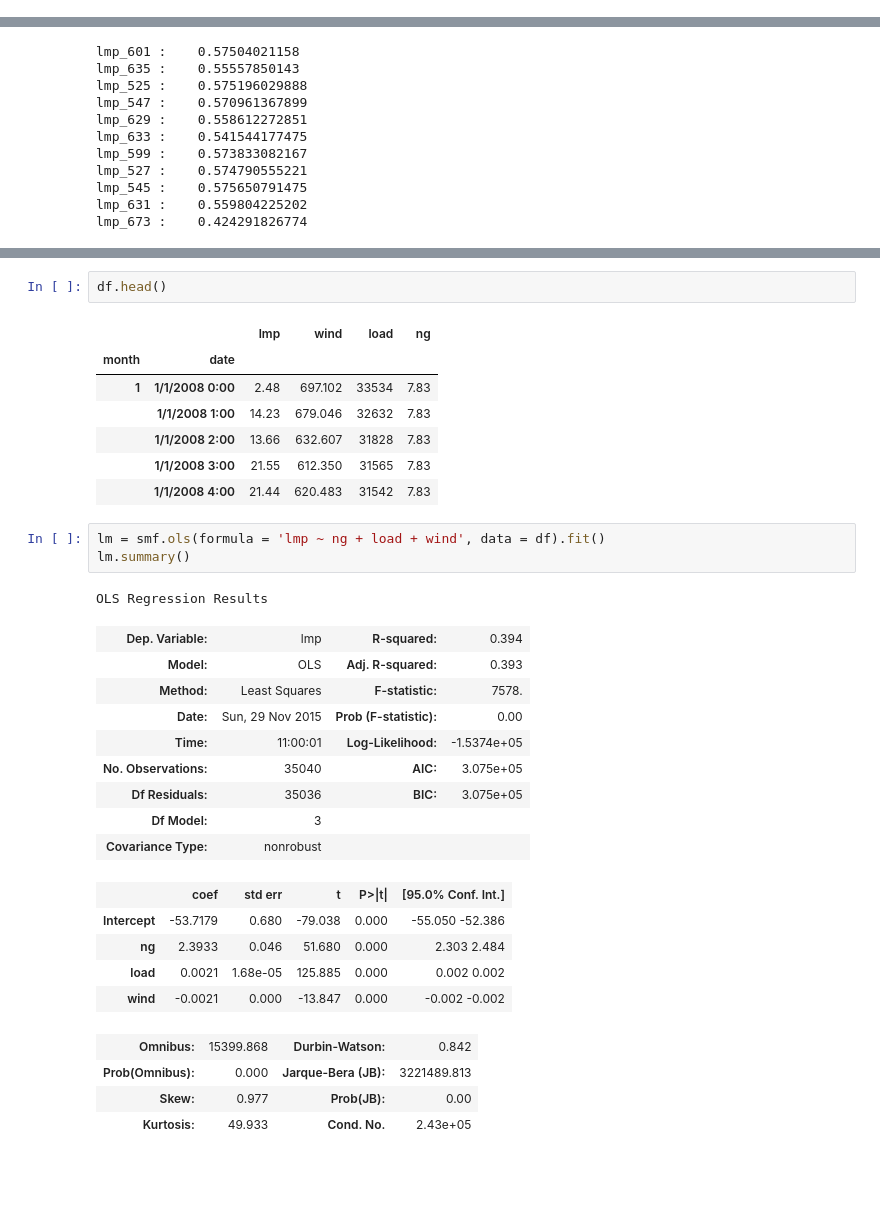
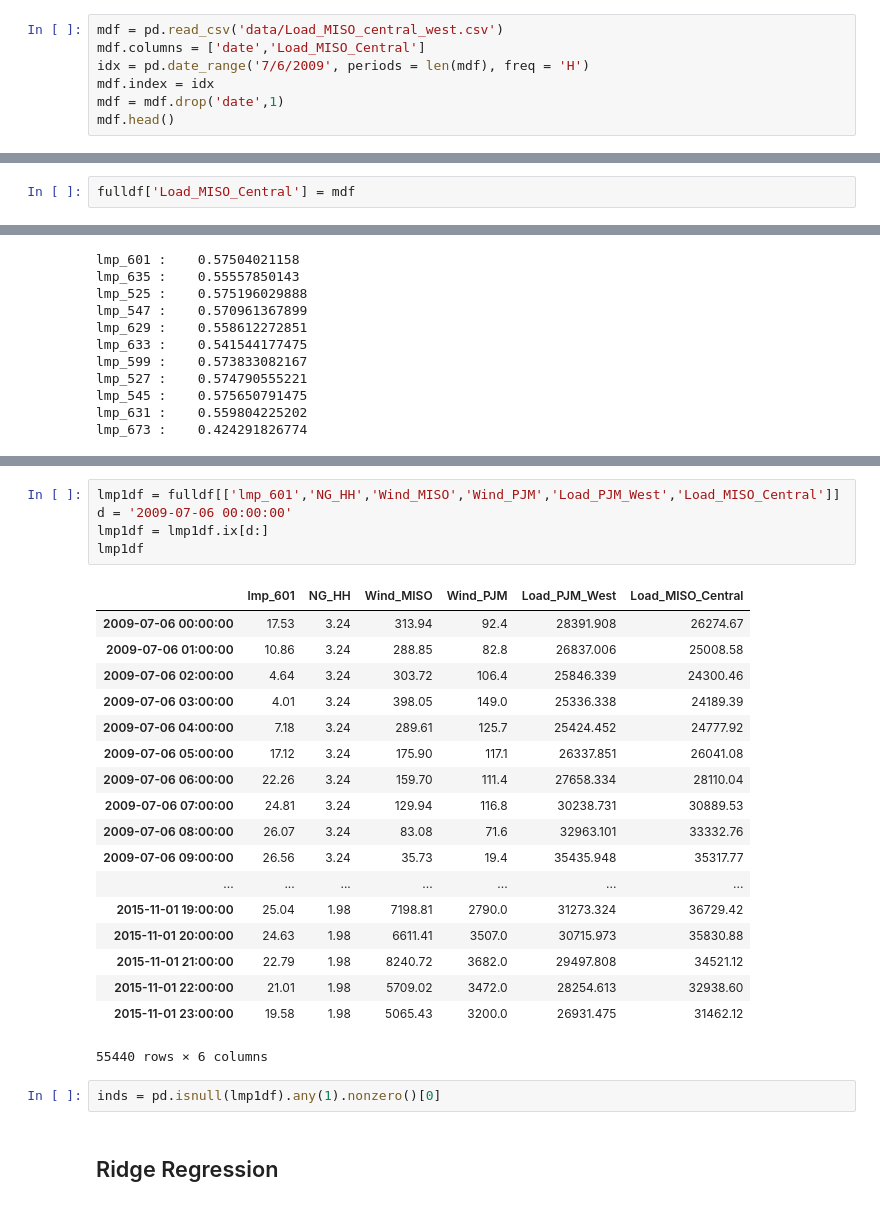
Before and after one commit to dannychua/Electricity-Price-Predictor, a Jupyter notebook: Compile_all_data.ipynb, the cells around one changed output, grey strips where cells are left out. Saved outputs shown, nothing was run; the diff lists cells and outputs as text; blank space fills up the shorter version.

Commit message:
more regressions...hitting errors on ridge regression

```diff
--- a/Compile_all_data.ipynb
+++ b/Compile_all_data.ipynb
@@ -258,0 +246,7 @@ fulldf.head()
+# %%
+mdf = pd.read_csv('data/Load_MISO_central_west.csv')
+mdf.columns = ['date','Load_MISO_Central']
+idx = pd.date_range('7/6/2009', periods = len(mdf), freq = 'H')
+mdf.index = idx
+mdf = mdf.drop('date',1)
+mdf.head()
@@ -258,0 +268,2 @@ fulldf.head()
+# %%
+fulldf['Load_MISO_Central'] = mdf
@@ -555,33 +360,28 @@ Rmse:             18.8317
-# %%
-df.head()
-# %% [output]
-|  |  | lmp | wind | load | ng |
-| month | date |  |  |  |  |
-| 1 | 1/1/2008 0:00 | 2.48 | 697.102 | 33534 | 7.83 |
-|  | 1/1/2008 1:00 | 14.23 | 679.046 | 32632 | 7.83 |
-|  | 1/1/2008 2:00 | 13.66 | 632.607 | 31828 | 7.83 |
-|  | 1/1/2008 3:00 | 21.55 | 612.350 | 31565 | 7.83 |
-|  | 1/1/2008 4:00 | 21.44 | 620.483 | 31542 | 7.83 |
-# %%
-lm = smf.ols(formula = 'lmp ~ ng + load + wind', data = df).fit()
-lm.summary()
-# %% [output]
-OLS Regression Results
-| Dep. Variable: | lmp | R-squared: | 0.394 |
-| Model: | OLS | Adj. R-squared: | 0.393 |
-| Method: | Least Squares | F-statistic: | 7578. |
-| Date: | Sun, 29 Nov 2015 | Prob (F-statistic): | 0.00 |
-| Time: | 11:00:01 | Log-Likelihood: | -1.5374e+05 |
-| No. Observations: | 35040 | AIC: | 3.075e+05 |
-| Df Residuals: | 35036 | BIC: | 3.075e+05 |
-| Df Model: | 3 |  |  |
-| Covariance Type: | nonrobust |  |  |
-|  | coef | std err | t | P>|t| | [95.0% Conf. Int.] |
-| Intercept | -53.7179 | 0.680 | -79.038 | 0.000 | -55.050 -52.386 |
-| ng | 2.3933 | 0.046 | 51.680 | 0.000 | 2.303 2.484 |
-| load | 0.0021 | 1.68e-05 | 125.885 | 0.000 | 0.002 0.002 |
-| wind | -0.0021 | 0.000 | -13.847 | 0.000 | -0.002 -0.002 |
-| Omnibus: | 15399.868 | Durbin-Watson: | 0.842 |
-| Prob(Omnibus): | 0.000 | Jarque-Bera (JB): | 3221489.813 |
-| Skew: | 0.977 | Prob(JB): | 0.00 |
-| Kurtosis: | 49.933 | Cond. No. | 2.43e+05 |
+# %%
+lmp1df = fulldf[['lmp_601','NG_HH','Wind_MISO','Wind_PJM','Load_PJM_West','Load_MISO_Central']]
+d = '2009-07-06 00:00:00'
+lmp1df = lmp1df.ix[d:]
+lmp1df
+# %% [output]
+|  | lmp_601 | NG_HH | Wind_MISO | Wind_PJM | Load_PJM_West | Load_MISO_Central |
+| 2009-07-06 00:00:00 | 17.53 | 3.24 | 313.94 | 92.4 | 28391.908 | 26274.67 |
+| 2009-07-06 01:00:00 | 10.86 | 3.24 | 288.85 | 82.8 | 26837.006 | 25008.58 |
+| 2009-07-06 02:00:00 | 4.64 | 3.24 | 303.72 | 106.4 | 25846.339 | 24300.46 |
+| 2009-07-06 03:00:00 | 4.01 | 3.24 | 398.05 | 149.0 | 25336.338 | 24189.39 |
+| 2009-07-06 04:00:00 | 7.18 | 3.24 | 289.61 | 125.7 | 25424.452 | 24777.92 |
+| 2009-07-06 05:00:00 | 17.12 | 3.24 | 175.90 | 117.1 | 26337.851 | 26041.08 |
+| 2009-07-06 06:00:00 | 22.26 | 3.24 | 159.70 | 111.4 | 27658.334 | 28110.04 |
+| 2009-07-06 07:00:00 | 24.81 | 3.24 | 129.94 | 116.8 | 30238.731 | 30889.53 |
+| 2009-07-06 08:00:00 | 26.07 | 3.24 | 83.08 | 71.6 | 32963.101 | 33332.76 |
+| 2009-07-06 09:00:00 | 26.56 | 3.24 | 35.73 | 19.4 | 35435.948 | 35317.77 |
+| ... | ... | ... | ... | ... | ... | ... |
+| 2015-11-01 19:00:00 | 25.04 | 1.98 | 7198.81 | 2790.0 | 31273.324 | 36729.42 |
+| 2015-11-01 20:00:00 | 24.63 | 1.98 | 6611.41 | 3507.0 | 30715.973 | 35830.88 |
+| 2015-11-01 21:00:00 | 22.79 | 1.98 | 8240.72 | 3682.0 | 29497.808 | 34521.12 |
+| 2015-11-01 22:00:00 | 21.01 | 1.98 | 5709.02 | 3472.0 | 28254.613 | 32938.60 |
+| 2015-11-01 23:00:00 | 19.58 | 1.98 | 5065.43 | 3200.0 | 26931.475 | 31462.12 |
+55440 rows × 6 columns
+# %%
+inds = pd.isnull(lmp1df).any(1).nonzero()[0]
+# %% [markdown]
+## Ridge Regression
```
Also changed, not shown: parts of 37 cells of this notebook, 3 other files.
